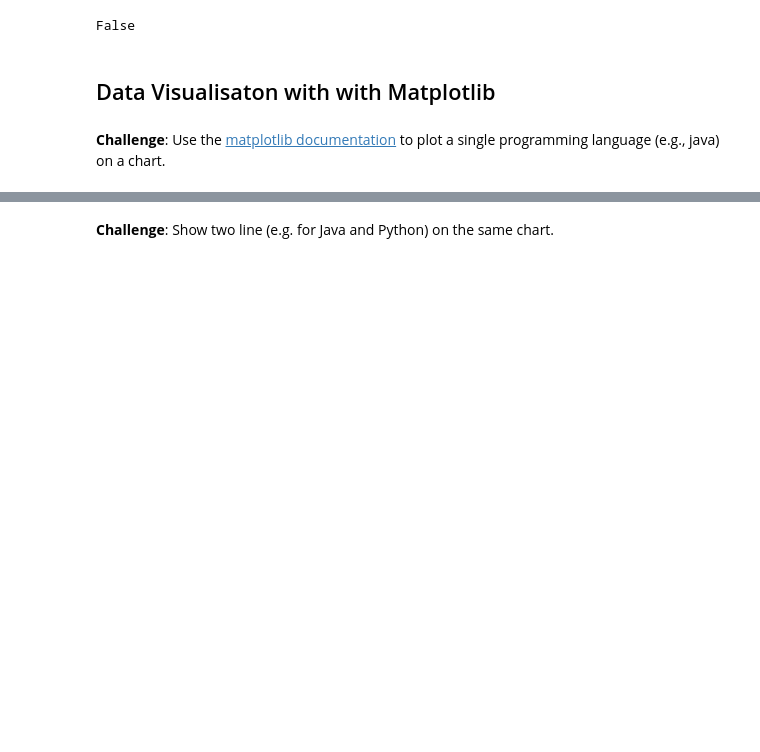
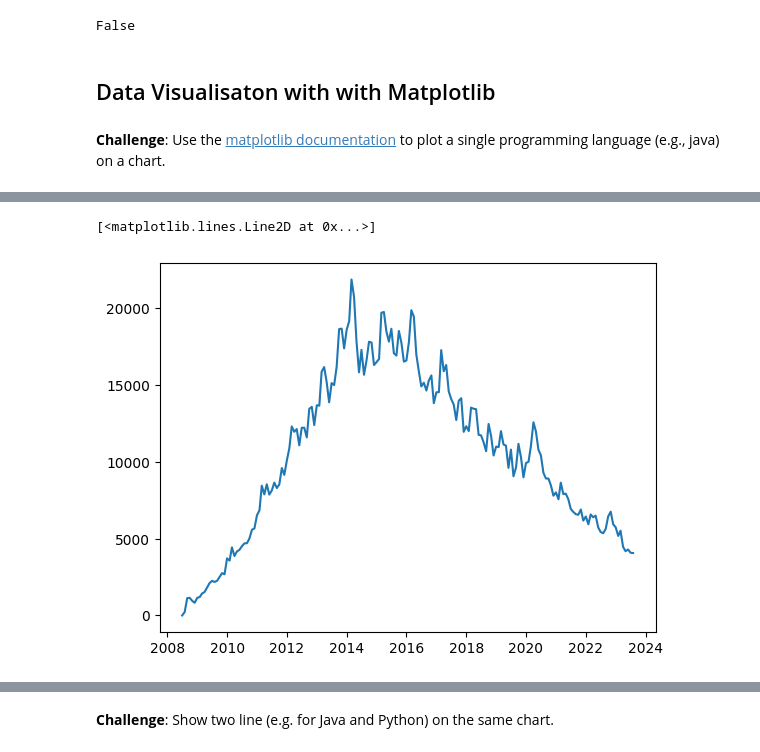
Before and after one commit to myDelevop/band-name-generator, a Jupyter notebook: udemy/day_73/1_Programming_Languages_(start).ipynb, the cells around one changed output, grey strips where cells are left out. Saved outputs shown, nothing was run; the diff lists cells and outputs as text; code cells hidden in the pictures; blank space fills up the shorter version.

```diff
--- a/udemy/day_73/1_Programming_Languages_(start).ipynb
+++ b/udemy/day_73/1_Programming_Languages_(start).ipynb
@@ -221,0 +231,5 @@ False
+# %%
+plt.plot(reshaped_df.index, reshaped_df['java'])
+# %% [output]
+[<matplotlib.lines.Line2D at 0x...>]
+[figure, added]
```
Also changed, not shown: parts of 7 cells of this notebook.
